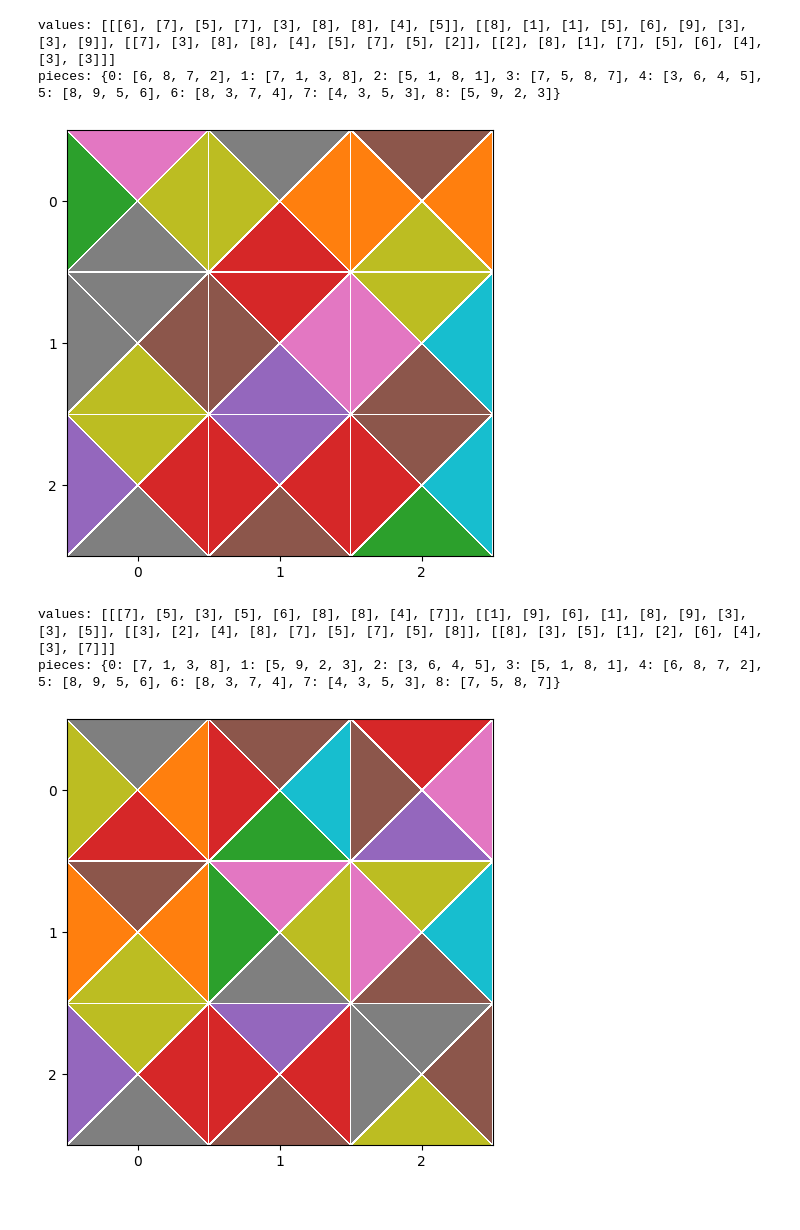
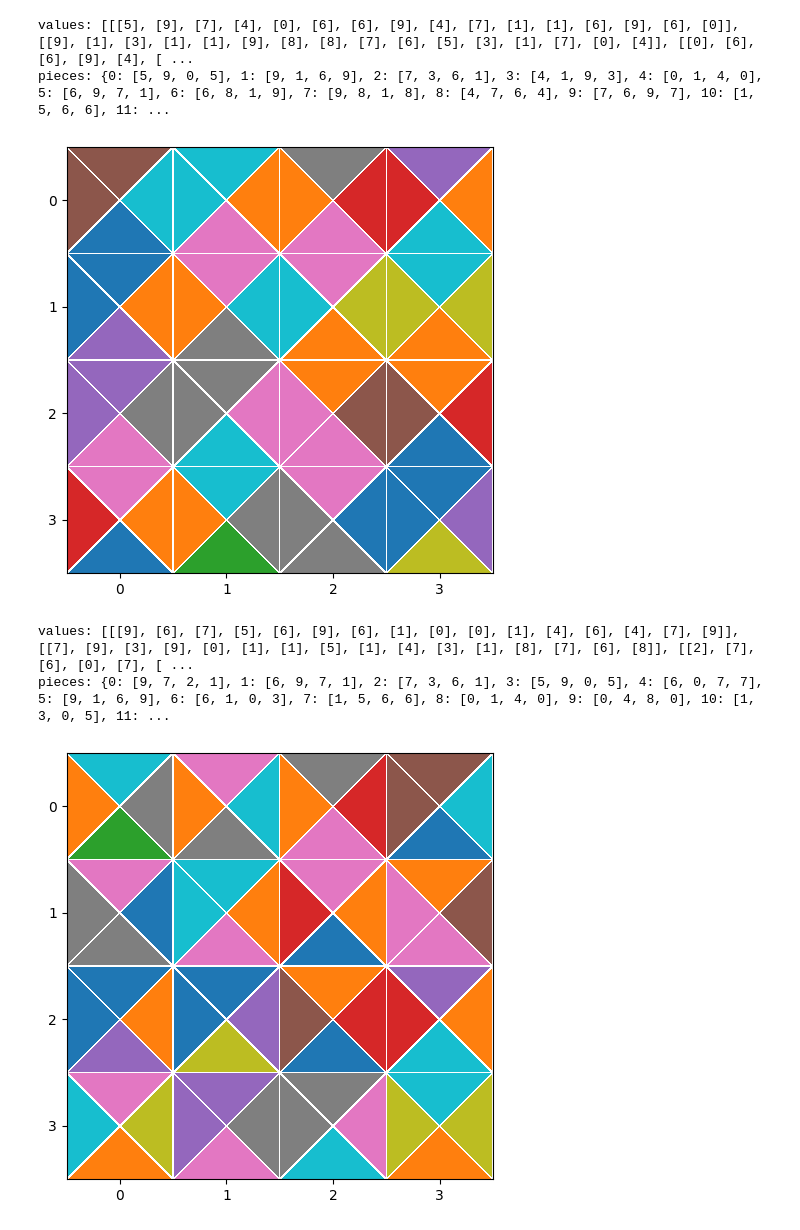
Before and after one commit to Waterboy1602/Masterproef-Code, a Jupyter notebook: TetraVex_DWave.ipynb, the cells around one changed output. Cells and saved outputs as stored; diff of their text form; code cells hidden in the pictures.

```diff
--- a/TetraVex_DWave.ipynb
+++ b/TetraVex_DWave.ipynb
@@ -83,24 +108,22 @@ def visualizeBoard(values, sizeBoard):
     plt.show()
 # %%
 # Solution
-sizeBoard = 3
-file = open("./dataFiles/TetraVex_3x3_Solution.txt", "r")
+file = open("./dataFiles/TetraVex_" + str(sizeBoard) + "x"  + str(sizeBoard) + "_Solution.txt", "r")
 values, pieces = getValuesAndPieces(file)
 visualizeBoard(values, sizeBoard)
 # %% [output]
-values: [[[6], [7], [5], [7], [3], [8], [8], [4], [5]], [[8], [1], [1], [5], [6], [9], [3], [3], [9]], [[7], [3], [8], [8], [4], [5], [7], [5], [2]], [[2], [8], [1], [7], [5], [6], [4], [3], [3]]]
-pieces: {0: [6, 8, 7, 2], 1: [7, 1, 3, 8], 2: [5, 1, 8, 1], 3: [7, 5, 8, 7], 4: [3, 6, 4, 5], 5: [8, 9, 5, 6], 6: [8, 3, 7, 4], 7: [4, 3, 5, 3], 8: [5, 9, 2, 3]}
+values: [[[5], [9], [7], [4], [0], [6], [6], [9], [4], [7], [1], [1], [6], [9], [6], [0]], [[9], [1], [3], [1], [1], [9], [8], [8], [7], [6], [5], [3], [1], [7], [0], [4]], [[0], [6], [6], [9], [4], [ ...
+pieces: {0: [5, 9, 0, 5], 1: [9, 1, 6, 9], 2: [7, 3, 6, 1], 3: [4, 1, 9, 3], 4: [0, 1, 4, 0], 5: [6, 9, 7, 1], 6: [6, 8, 1, 9], 7: [9, 8, 1, 8], 8: [4, 7, 6, 4], 9: [7, 6, 9, 7], 10: [1, 5, 6, 6], 11: ...
-[figure, old version]
+[figure, new version]
 # %%
 # Start board
-sizeBoard = 3
-file = open("./dataFiles/TetraVex_3x3.txt", "r")
+file = open("./dataFiles/TetraVex_" + str(sizeBoard) + "x"  + str(sizeBoard) + ".txt", "r")
 values, pieces = getValuesAndPieces(file)
 visualizeBoard(values, sizeBoard)
 # %% [output]
-values: [[[7], [5], [3], [5], [6], [8], [8], [4], [7]], [[1], [9], [6], [1], [8], [9], [3], [3], [5]], [[3], [2], [4], [8], [7], [5], [7], [5], [8]], [[8], [3], [5], [1], [2], [6], [4], [3], [7]]]
-pieces: {0: [7, 1, 3, 8], 1: [5, 9, 2, 3], 2: [3, 6, 4, 5], 3: [5, 1, 8, 1], 4: [6, 8, 7, 2], 5: [8, 9, 5, 6], 6: [8, 3, 7, 4], 7: [4, 3, 5, 3], 8: [7, 5, 8, 7]}
+values: [[[9], [6], [7], [5], [6], [9], [6], [1], [0], [0], [1], [4], [6], [4], [7], [9]], [[7], [9], [3], [9], [0], [1], [1], [5], [1], [4], [3], [1], [8], [7], [6], [8]], [[2], [7], [6], [0], [7], [ ...
+pieces: {0: [9, 7, 2, 1], 1: [6, 9, 7, 1], 2: [7, 3, 6, 1], 3: [5, 9, 0, 5], 4: [6, 0, 7, 7], 5: [9, 1, 6, 9], 6: [6, 1, 0, 3], 7: [1, 5, 6, 6], 8: [0, 1, 4, 0], 9: [0, 4, 8, 0], 10: [1, 3, 0, 5], 11: ...
-[figure, old version]
+[figure, new version]
 # %%
 def visualizeSolution(max_clique_solution):
     north = [0] * (sizeBoard * sizeBoard)
```
Also changed, not shown: parts of 7 cells of this notebook, 3 other files.
